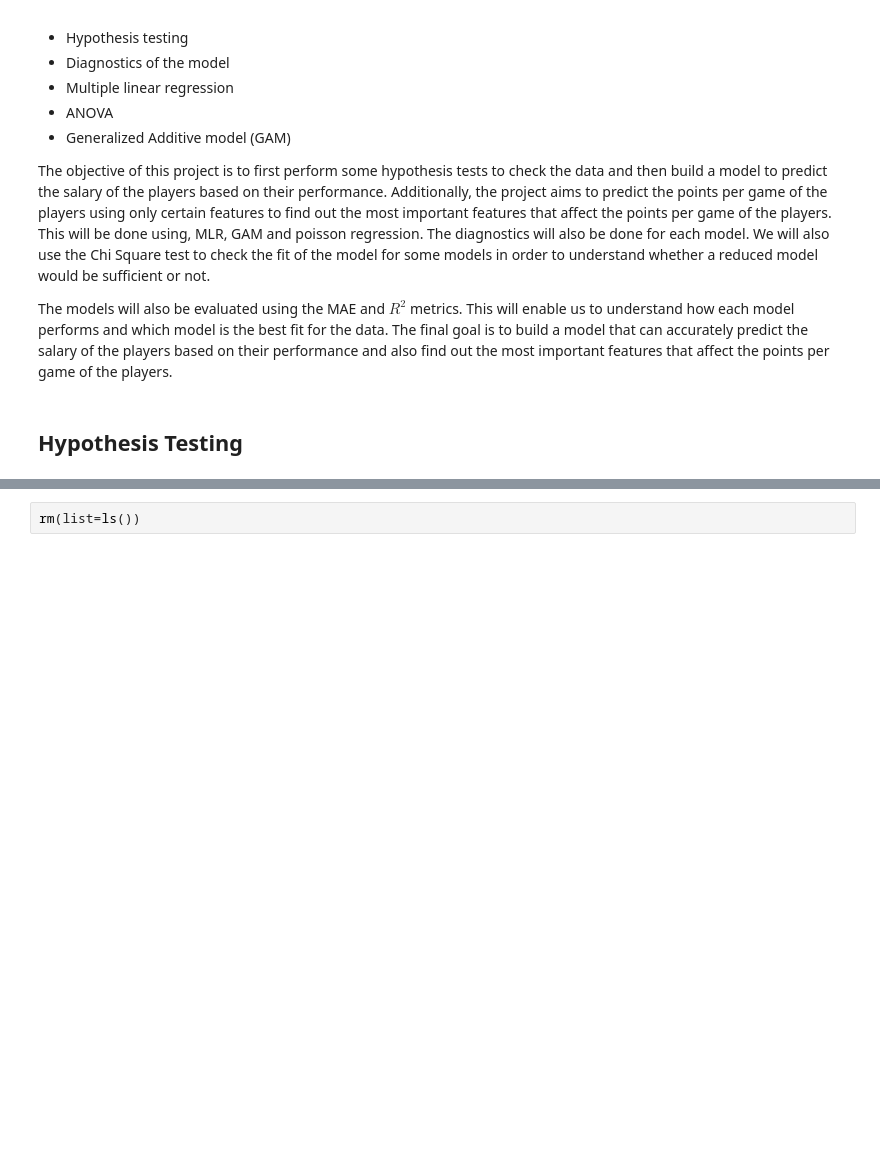
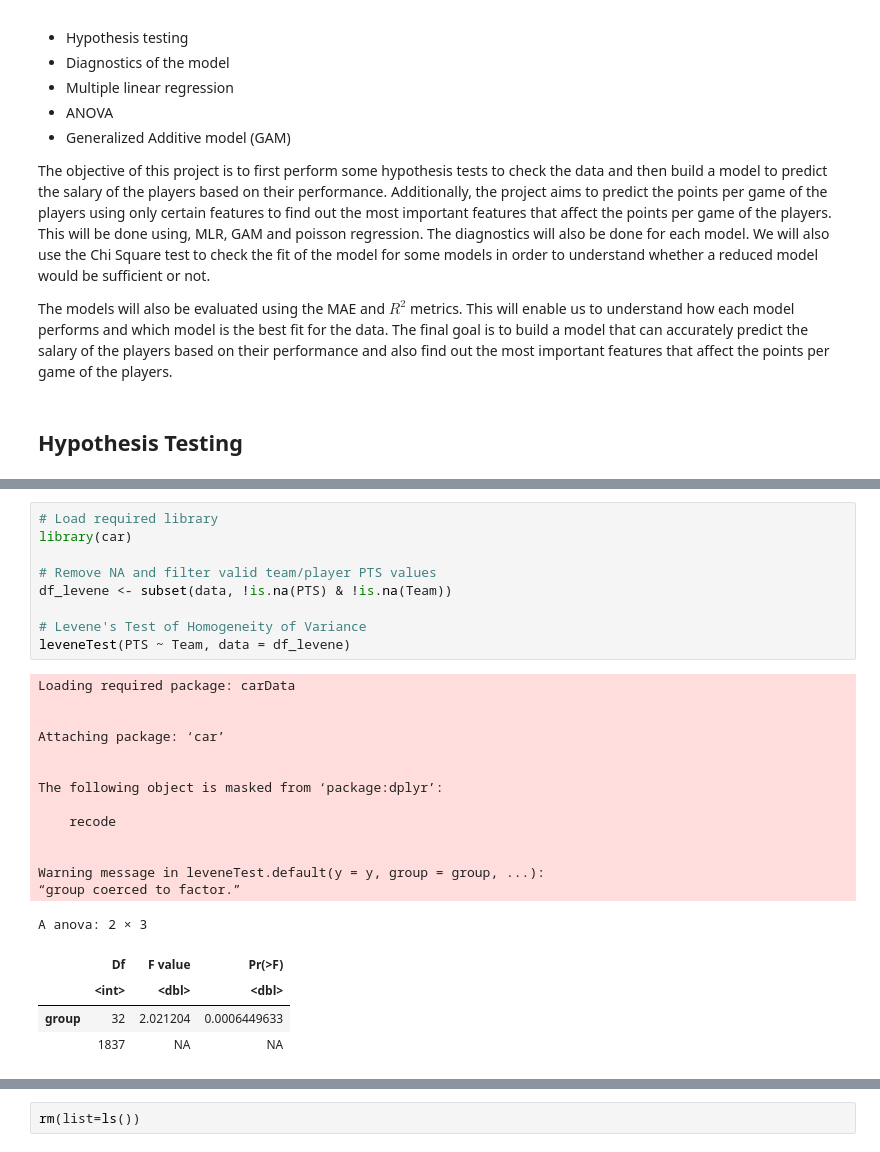
Before and after one commit to prnv19/NBA-Analytics-Using-R, a Jupyter notebook: Final.ipynb, the cells around one changed output, grey strips where cells are left out. Drawn from its saved outputs; the diff is of its cells as text; blank space fills up the shorter version.

```diff
--- a/Final.ipynb
+++ b/Final.ipynb
@@ -27,0 +209,28 @@ The models will also be evaluated using the MAE and $R^2$ metrics. This will ena
+# %%
+# Load required library
+library(car)
+
+# Remove NA and filter valid team/player PTS values
+df_levene <- subset(data, !is.na(PTS) & !is.na(Team))
+
+# Levene's Test of Homogeneity of Variance
+leveneTest(PTS ~ Team, data = df_levene)
+# %% [output]
+Loading required package: carData
+
+
+Attaching package: ‘car’
+
+
+The following object is masked from ‘package:dplyr’:
+
+    recode
+
+
+Warning message in leveneTest.default(y = y, group = group, ...):
+“group coerced to factor.”
+A anova: 2 × 3
+|  | Df | F value | Pr(>F) |
+|  | <int> | <dbl> | <dbl> |
+| group | 32 | 2.021204 | 0.0006449633 |
+|  | 1837 | NA | NA |
```
Also changed, not shown: parts of 18 cells of this notebook.
